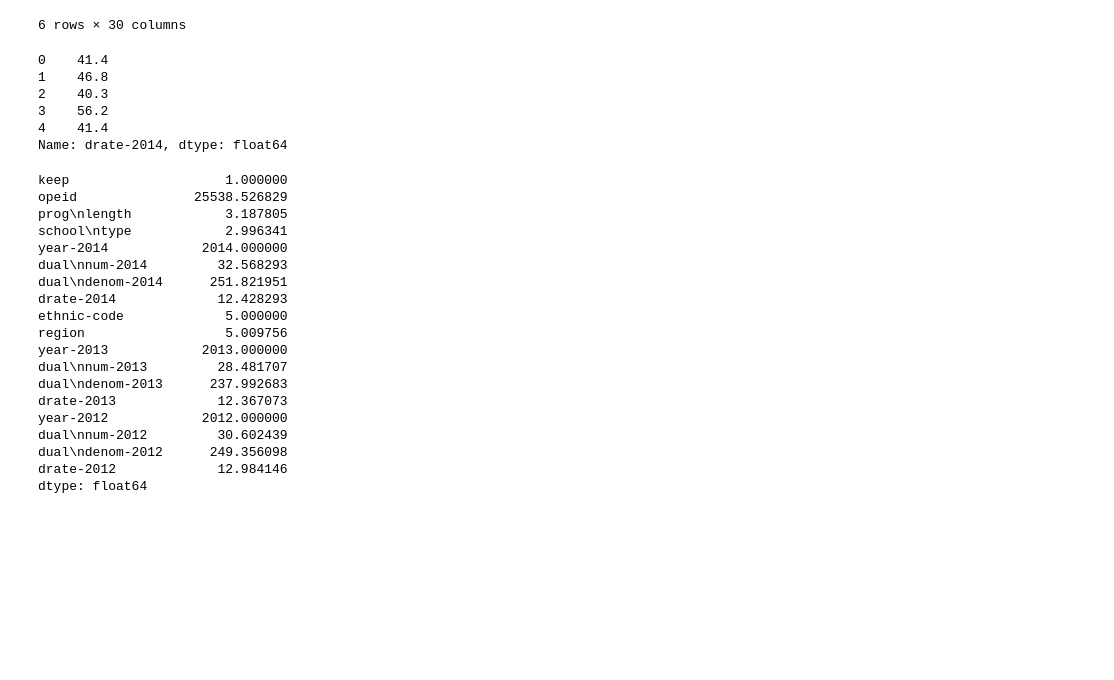
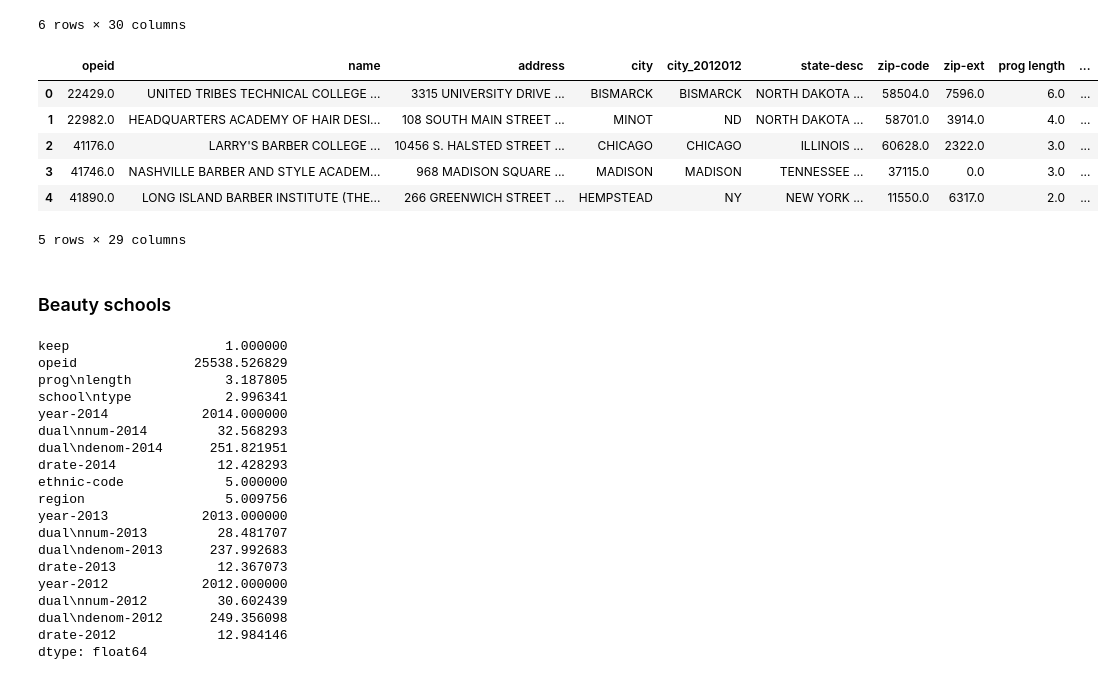
Before and after one commit to isabella232/federal-aid-data, a Jupyter notebook: default-only.ipynb, the cells around one changed output. Saved outputs shown, nothing was run; the diff lists cells and outputs as text; code cells hidden in the pictures; blank space fills up the shorter version.

```diff
--- a/default-only.ipynb
+++ b/default-only.ipynb
@@ -292,17 +320,19 @@ default_30plus
 # %%
 # rename and classify headers
 default_40plus.rename(columns=lambda c: replace_year(c), inplace=True)
 default_40plus.rename(columns=lambda c: classify(c), inplace=True)
 default_40plus = default_40plus[:5]
+default_40plus
+# %% [output]
+|  | opeid | name | address | city | city_2012012 | state-desc | zip-code | zip-ext | prog length | ... |
+| 0 | 22429.0 | UNITED TRIBES TECHNICAL COLLEGE ... | 3315 UNIVERSITY DRIVE ... | BISMARCK | BISMARCK | NORTH DAKOTA ... | 58504.0 | 7596.0 | 6.0 | ... |
+| 1 | 22982.0 | HEADQUARTERS ACADEMY OF HAIR DESI... | 108 SOUTH MAIN STREET ... | MINOT | ND | NORTH DAKOTA ... | 58701.0 | 3914.0 | 4.0 | ... |
+| 2 | 41176.0 | LARRY'S BARBER COLLEGE ... | 10456 S. HALSTED STREET ... | CHICAGO | CHICAGO | ILLINOIS ... | 60628.0 | 2322.0 | 3.0 | ... |
+| 3 | 41746.0 | NASHVILLE BARBER AND STYLE ACADEM... | 968 MADISON SQUARE ... | MADISON | MADISON | TENNESSEE ... | 37115.0 | 0.0 | 3.0 | ... |
+| 4 | 41890.0 | LONG ISLAND BARBER INSTITUTE (THE... | 266 GREENWICH STREET ... | HEMPSTEAD | NY | NEW YORK ... | 11550.0 | 6317.0 | 2.0 | ... |
+5 rows × 29 columns
-# %%
-default_40plus['drate-2014']
-# %% [output]
-0    41.4
-1    46.8
-2    40.3
-3    56.2
-4    41.4
-Name: drate-2014, dtype: float64
+# %% [markdown]
+### Beauty schools
 # %%
 # make beauty_schools dataframe
 beauty_schools = default_all_schools['name']
```
Also changed, not shown: parts of 4 cells of this notebook, 6 other files.
